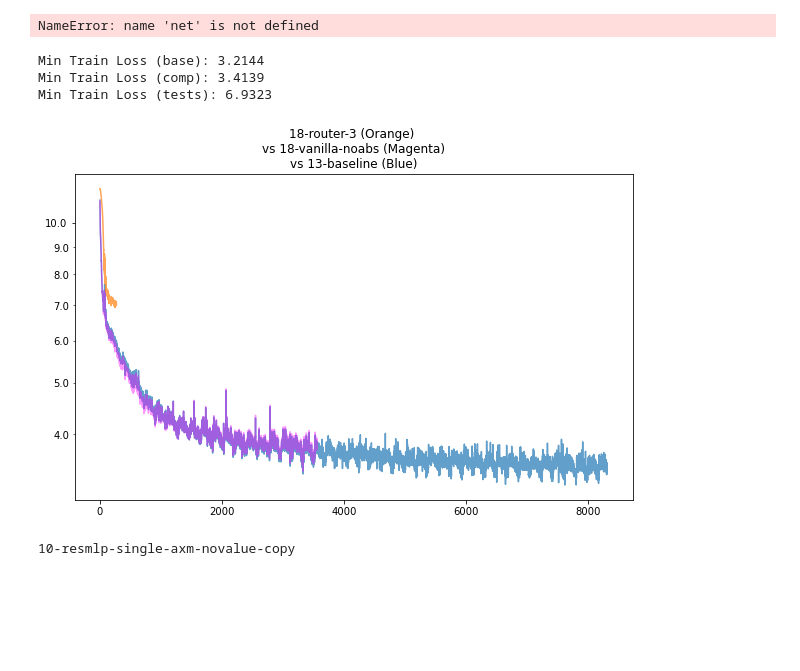
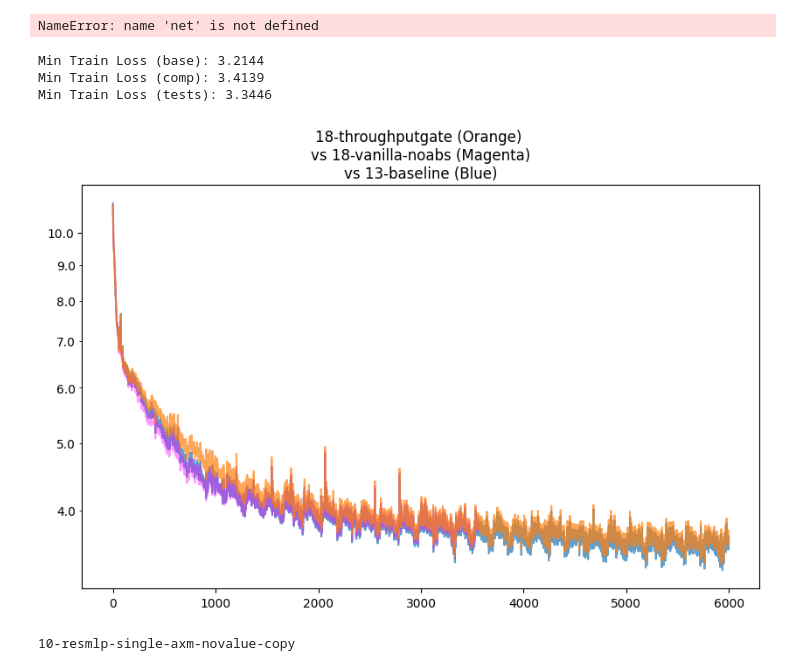
Before and after one commit to Vervious/gpt, a Jupyter notebook: play.ipynb, the cells around one changed output. Drawn from its saved outputs; the diff is of its cells as text; code cells hidden in the pictures; blank space fills up the shorter version.

```diff
--- a/play.ipynb
+++ b/play.ipynb
@@ -259,7 +259,7 @@ def gen_points(filename):
     return streams_xy
 
 # testname = "7-test-2"
-testname = "18-router-3"
+testname = "18-throughputgate"
 # testname = "16-attentionsink-noreuse-efficientresw"
 # thirdname = "13-complicated-2"
 # thirdname = "16-vanilla-mlpscale-64"
@@ -282,35 +282,35 @@ plt.figure(figsize=(10, 6))
 
 
 LEFT = 0
 RIGHT = 10000
 
 xs, ys = streams_xy_0["train"] # training loss
 ys = np.array(ys)
 plt.plot(xs[LEFT:RIGHT], ys[LEFT:RIGHT], label=f'nanogpt ({sz}) train loss base', alpha=0.7)
 print("Min Train Loss (base):", min(ys))
 
 xs, ys = streams_xy_comp["train"] # training loss
 ys = np.array(ys)
 plt.plot(xs[LEFT:RIGHT], ys[LEFT:RIGHT], label=f'nanogpt ({sz}) train loss test', alpha=0.4, color='magenta')
 print("Min Train Loss (comp):", min(ys))
 
 xs, ys = streams_xy_test["train"] # training loss
 ys = np.array(ys)
 plt.plot(xs[LEFT:RIGHT], ys[LEFT:RIGHT], label=f'nanogpt ({sz}) train loss test', alpha=0.7)
 print("Min Train Loss (tests):", min(ys))
 plt.title(f"{testname} (Orange) \nvs {thirdname} (Magenta)\nvs {basename} (Blue)")
 
 plt.yscale('log',base=10)
 
 plt.gca().yaxis.set_major_formatter(FormatStrFormatter('%.1f'))  # Decimal format for major ticks
 plt.gca().yaxis.set_minor_formatter(FormatStrFormatter('%.1f'))  # Optional: Minor ticks decimal format
 
 plt.savefig(f"img/{testname}.jpg")
 # %% [output]
 Min Train Loss (base): 3.2144
 Min Train Loss (comp): 3.4139
-Min Train Loss (tests): 6.9323
+Min Train Loss (tests): 3.3446
-[figure, old version]
+[figure, new version]
 # %%
 import ast
 import numpy as np
```
Also changed, not shown: 27 other files.
